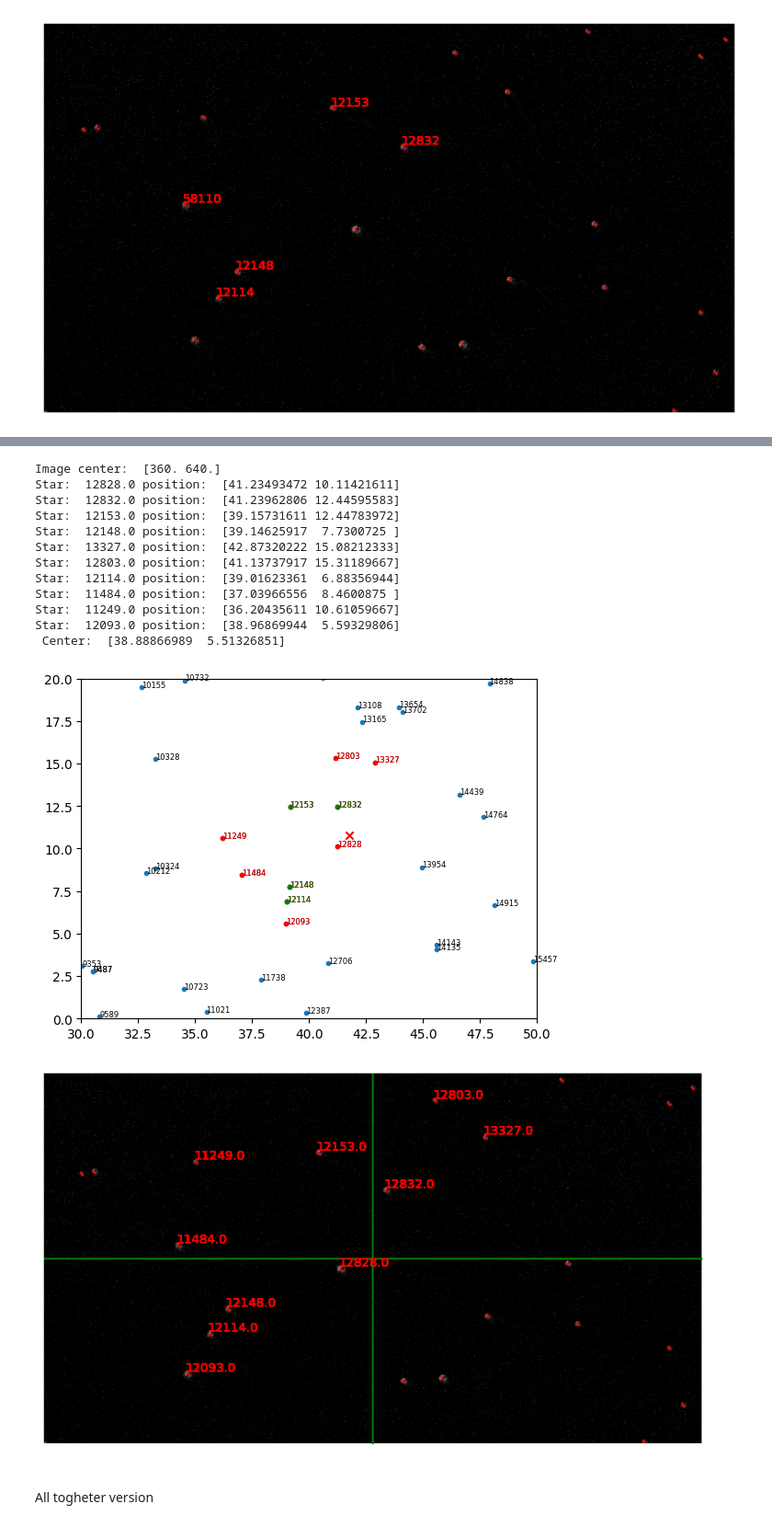
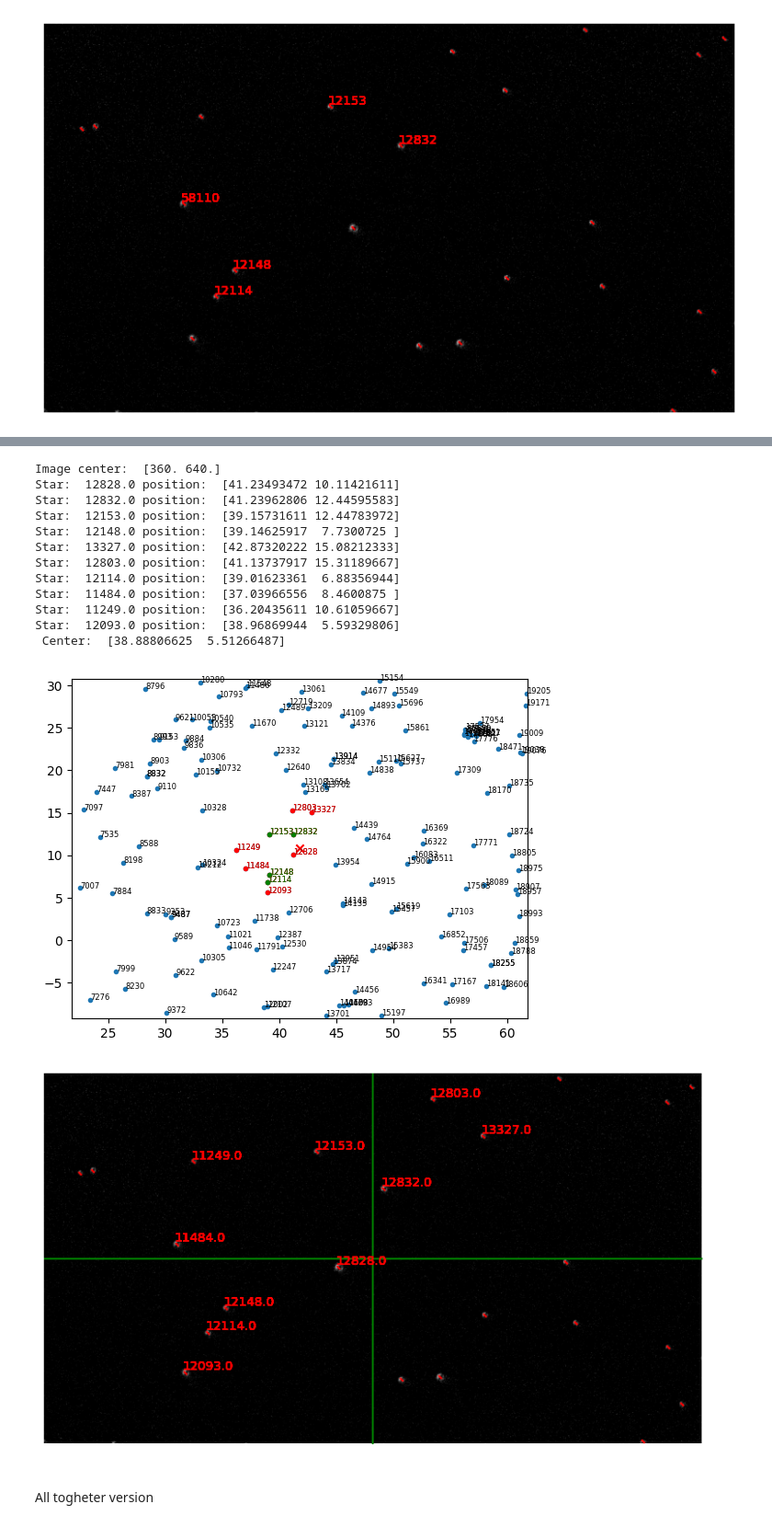
Before and after one commit to I-Zuniga/Event_Star_tracker, a Jupyter notebook: jupyter_notebooks/sdk_test.ipynb, the cells around one changed output, grey strips where cells are left out. Shown at 92% size. Saved outputs shown, nothing was run; the diff lists cells and outputs as text; code cells hidden in the pictures.

```diff
--- a/jupyter_notebooks/sdk_test.ipynb
+++ b/jupyter_notebooks/sdk_test.ipynb
@@ -65,10 +67,9 @@ print(len(frames))
 # %%
 # Compact the frames
 
-max_buffer = 5
+max_buffer = 10
 # blend = np.array(np.zeros((cv2.cvtColor(np.array(frames[0]), cv2.COLOR_BGR2GRAY).shape)))
 copact_frames = []
-count = 0
 frames_buffer = []
 
 
@@ -133,7 +134,7 @@ for index, frame in  enumerate(copact_frames) :
     frame_thr = cv2.threshold(frame, max_val*treshold, 1, cv2.THRESH_TOZERO)[1]
     filtered_frames.append(frame_thr)
 
-    clusters =  max_value_cluster(frame_thr, pixel_range, 30)
+    clusters =  max_value_cluster(frame_thr, pixel_range, 100)
     clusters = sorted(clusters, key=lambda x: x[1], reverse=True)
     clusters_index = np.array([cluster[0] for cluster in clusters])
     clusters_index = sorted(clusters_index, key=lambda x: x[1], reverse=True)
@@ -143,15 +144,15 @@ for index, frame in  enumerate(copact_frames) :
 
 # FOR NOISY IMAGES delete the clusters with a mass lower than a treshold
 mass_treshold = 0.2
-treshold_val = mass_treshold*np.max([cluster_mass[1] for cluster_mass in  clusters_list[12]])
-clusters_list_filtered = [cluster for cluster in clusters_list[12] if cluster[1] > treshold_val ]
+treshold_val = mass_treshold*np.max([cluster_mass[1] for cluster_mass in  clusters_list[9]])
+clusters_list_filtered = [cluster for cluster in clusters_list[9] if cluster[1] > treshold_val ]
 
-print('Original clusters: ', len(clusters_list[12]),'Fitered clusters: ',  len(clusters_list_filtered))
+print('Original clusters: ', len(clusters_list[9]),'Fitered clusters: ',  len(clusters_list_filtered))
 
 #JUST TO CHECK SOM WITHOUT FALSE STARS
 # clusters_list_filtered.pop(2) # Remove the cluster 3 of the frame 12
 # clusters_list_filtered.pop(5) # Remove the cluster 7(-1) of the frame 12
 
-plot_cluster(copact_frames[12], [x[0] for x in clusters_list_filtered], pixel_range, [18.5,10])
+plot_cluster(copact_frames[9], [x[0] for x in clusters_list_filtered], pixel_range, [18.5,10])
 # plot_cluster(copact_frames[12],clusters_list[12], pixel_range)
 # %% [output]
@@ -167,7 +168,7 @@ Original clusters:  30 Fitered clusters:  23
 
 clusters = clusters_list_filtered
 # Get the clusters that are closest to the center of the image
-clusters_sort, clusters_dist= order_by_center_dist([cluster for cluster in clusters ], copact_frames[12].shape)
+clusters_sort, clusters_dist= order_by_center_dist([cluster for cluster in clusters ], copact_frames[9].shape)
 
 print('Image center: ', np.array(frames[11].shape)/2)
 print('Order by distance to the center of the image')
@@ -175,7 +176,7 @@ for i in range(len(clusters_sort)):
     print(f"Cluster {i+1} {clusters_sort[i][:2]}: distance to center: {clusters_dist[i]}")
 # Plot the clusters on the image.
 
-plot_cluster(copact_frames[12], [x[0] for x in clusters_sort], pixel_range)
+plot_cluster(copact_frames[9], [x[0] for x in clusters_sort], pixel_range)
 # %% [output]
 Image center:  [360.  640.    1.5]
 Order by distance to the center of the image
@@ -391,16 +392,13 @@ from lib.event_processing import *
 import time
 
 # ref_pixel_to_deg = 0.005319449742301844 /3.5#In degres from sun_calibration with FOV=reference_FOV
-ref_pixel_to_deg = 0.0009601418439716312 #In degres from sun_calibration with FOV=reference_FOV
 
 stars_data_df = get_star_dataset(type ='tycho', path = '../data/catalogs/tycho2_VT_6.csv')
 if isinstance(stars_data_df, pd.DataFrame):
     # stars_data['data_number'] = stars_data.index
     stars_data = stars_data_df[['HIP','RA(ICRS)', 'DE(ICRS)']].values
 
-reference_FOV = 1 #In degrees
-recording_FOV = 14.3 #In degrees
-num_of_neirbours = 4
+
 
 features_vec_1 = []
 features_vec_2 = []
@@ -573,5 +566,5 @@ Predicted ids:  [None, 12832, 12153, None, None, None, 12148, None, None, 12114,
 # %%
-img_center = np.array(copact_frames[11].shape)/2
+img_center = np.array(copact_frames[9].shape)/2
 
 print('Image center: ', img_center)
 
@@ -590,8 +583,9 @@ x_c_solution, y_c_solution = solve_point_c(stars_data[confirmed_stars_ids[confir
 from lib.plot_utils import *
 plt.figure()
 
-x_range = [30, 50]
-y_range = [0, 20]
+
+x_range = [x_c_solution -20, x_c_solution +20]
+y_range = [y_c_solution -20, y_c_solution +20]
 
 #Plot the identification names of the set of stars in the range of the image
 plt.plot([x[1] for x in stars_data],stars_data[:,2],'.')
@@ -601,10 +595,6 @@ plt.plot([x[1] for x in stars_data],stars_data[:,2],'.')
 for i in range(len(stars_data)):
     if stars_data[i,1] < x_range[1] and stars_data[i,1] > x_range[0] and stars_data[i,2] < y_range[1] and stars_data[i,2] > y_range[0]:
         plt.text(stars_data[i,1], stars_data[i,2], str(int(stars_data[i,0])) , fontsize=6)
-
-x_range = [30, 50]
-y_range = [0, 20]
-
 
 # plot the sub set of stars that were confirmed
 stars_subdata = stars_data[[x for x in confirmed_stars_ids if x is not None]]
@@ -616,36 +606,37 @@ for i in range(len(stars_subdata)):
 #Plot the identification names of the sub set of stars fistly identified
 not_none = [x[2] for x in predcited_stars if x[2] is not None]
 stars_subdata = stars_data[not_none]
 plt.plot([x[1] for x in stars_subdata],stars_subdata[:,2],'.g')
 for i in range(len(stars_subdata)):
     if stars_subdata[i,1] < x_range[1] and stars_subdata[i,1] > x_range[0] and stars_subdata[i,2] < y_range[1] and stars_subdata[i,2] > y_range[0]:
         plt.text(stars_subdata[i,1], stars_subdata[i,2], str(int(stars_subdata[i,0])) , fontsize=6, color = 'g')
 
 
 #Plot the center of the image
 plt.scatter(x_c_solution, y_c_solution, color='r', label='Center', marker='x')
 
 #change the limits of the axis
 plt.xlim(x_range)
 plt.ylim(y_range)
 
 plt.show()
 
-plot_cluster_with_id(copact_frames[11], np.array(clusters_sort, dtype=object)[:,0], confirmed_stars_hip, center = True)
+confirmed_stars_hip = [stars_data[x][0] if x is not None else None for x in confirmed_stars_ids]
+plot_cluster_with_id(copact_frames[9], np.array(clusters_sort, dtype=object)[:,0], confirmed_stars_hip, center = True)
 # %% [output]
 Image center:  [360. 640.]
 Star:  12828.0 position:  [41.23493472 10.11421611]
 Star:  12832.0 position:  [41.23962806 12.44595583]
 Star:  12153.0 position:  [39.15731611 12.44783972]
 Star:  12148.0 position:  [39.14625917  7.7300725 ]
 Star:  13327.0 position:  [42.87320222 15.08212333]
 Star:  12803.0 position:  [41.13737917 15.31189667]
 Star:  12114.0 position:  [39.01623361  6.88356944]
 Star:  11484.0 position:  [37.03966556  8.4600875 ]
 Star:  11249.0 position:  [36.20435611 10.61059667]
 Star:  12093.0 position:  [38.96869944  5.59329806]
- Center:  [38.88866989  5.51326851]
+ Center:  [38.88806625  5.51266487]
-[figure, old version]
+[figure, new version]
 [figure]
 # %% [markdown]
 All togheter version
```
Also changed, not shown: parts of 10 cells of this notebook, 3 other files.
